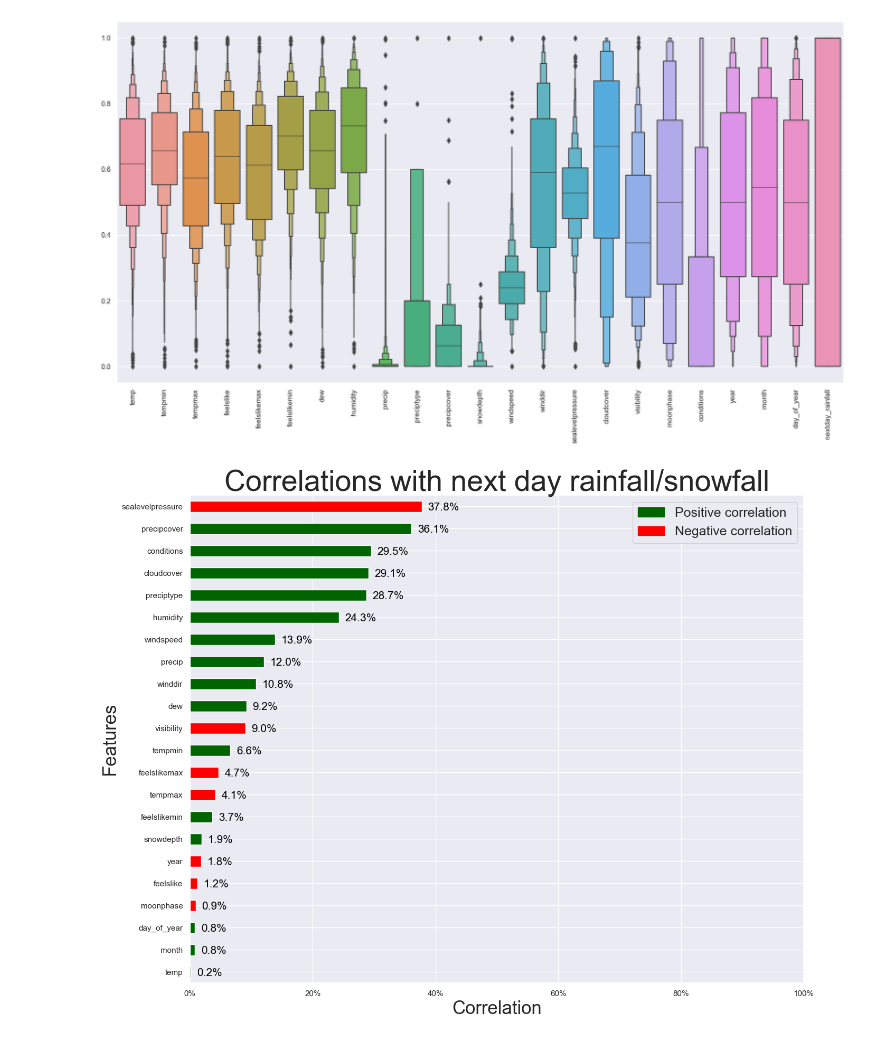
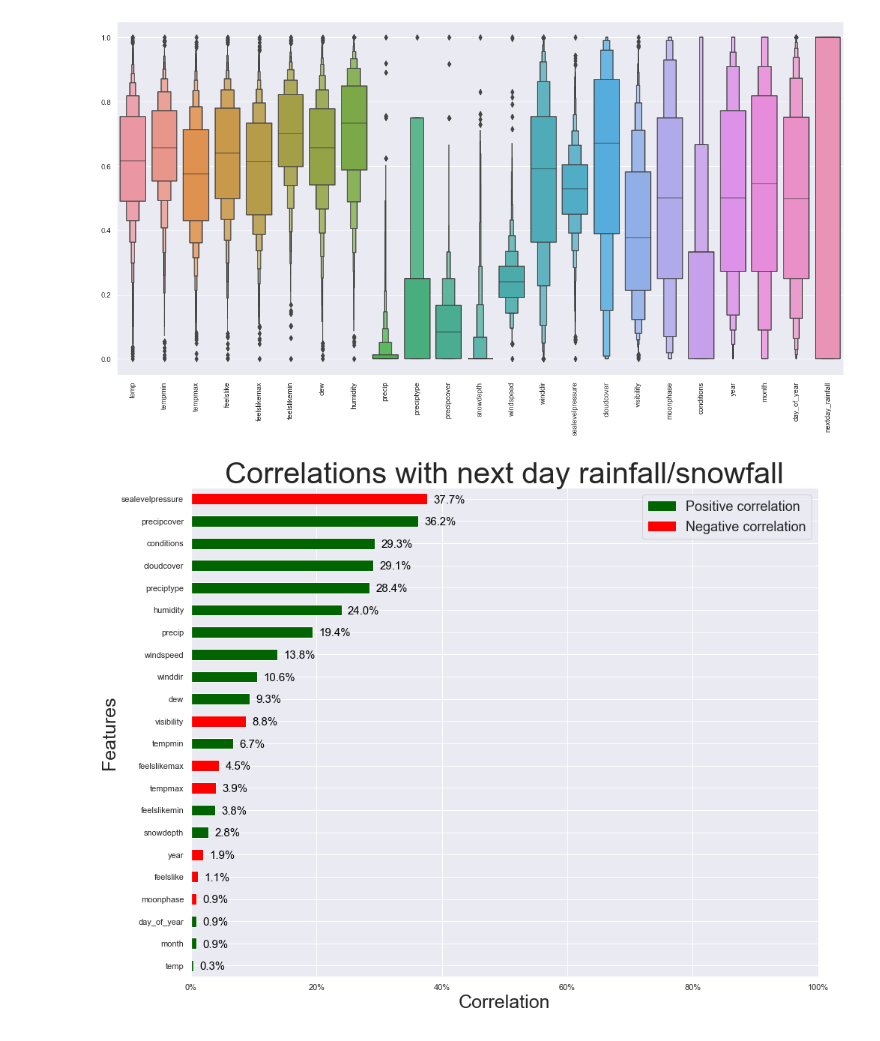
Before and after one commit to JankowRepo/WeatherPredictionProject, a Jupyter notebook: Visualisation_and_ML.ipynb, the cells around one changed output. Saved outputs shown, nothing was run; the diff lists cells and outputs as text; code cells hidden in the pictures.

Commit message:
Add comments to code. Remove dataset outliers in the PrepareData.py module

```diff
--- a/Visualisation_and_ML.ipynb
+++ b/Visualisation_and_ML.ipynb
@@ -15,7 +22,8 @@ importlib.reload(db)
 # %%
-df=db.read_data('postgresql+psycopg2://postgres:admin@localhost/postgres')
-# df=db.read_data('postgresql+psycopg2://postgres:adam123@localhost/postgres')
-# print(df)
+# read data from database
+
+# df=db.read_data('postgresql+psycopg2://postgres:admin@localhost/postgres')
+df=db.read_data('postgresql+psycopg2://postgres:adam123@localhost/postgres')
 df
 # %% [output]
 |  | name | datetime | tempmax | tempmin | temp | feelslikemax | feelslikemin | feelslike | dew | ... |
@@ -87,4 +86,6 @@ See the caveats in the documentation: https://pandas.pydata.org/pandas-docs/stab
 # %%
+# modification of 'conditions' attribute to numeric values
+
 df.loc[df.conditions == 'Clear', 'conditions'] = '0'
 df.loc[df.conditions == 'Partially cloudy', 'conditions'] = '0'
 df.loc[df.conditions == 'Overcast', 'conditions'] = '0'
@@ -105,3 +106,4 @@ df.loc[df.conditions == 'Snow, Overcast', 'conditions'] = '3'
 df.loc[df.conditions == 'Snow, Fog', 'conditions'] = '3'
 df.loc[df.conditions == 'Snow, Partially cloudy', 'conditions'] = '3'
 df.loc[df.conditions == 'Snow, Rain, Freezing Drizzle/Freezing Rain, Overcast', 'conditions'] = '3'
+df["conditions"] = pd.to_numeric(df["conditions"])
@@ -193,14 +186,22 @@ df.dropna()
 # %%
+# display an attributes range (after normalization)
+
+df=df.dropna()
+df=pd.DataFrame(df[(np.abs(stats.zscore(df)) < 10).all(axis=1)],columns=df.columns)
+
 scaler = MinMaxScaler()
 df = pd.DataFrame(scaler.fit_transform(df), index=df.index, columns=df.columns)
+
 
 plt.figure(figsize=(20, 10))
 sns.boxenplot(data=df)
 plt.xticks(rotation=90)
 plt.show()
 # %% [output]
-[figure, old version]
+[figure, new version]
 # %%
+# display an attributes correlation with decision class (rainfall of next day)
+
 plt.figure(figsize=(15, 12))
 df_correlations = df.copy()
 df_correlations = df_correlations.corr()['nextday_rainfall'].dropna()
@@ -224,5 +225,5 @@ negative_corr = mpatches.Patch(color='red', label='Negative correlation')
 plt.legend(handles=[positive_corr, negative_corr], fontsize=18)
 plt.show()
 # %% [output]
-[figure, old version]
+[figure, new version]
 # %%
```
Also changed, not shown: parts of 17 cells of this notebook, 7 other files.
